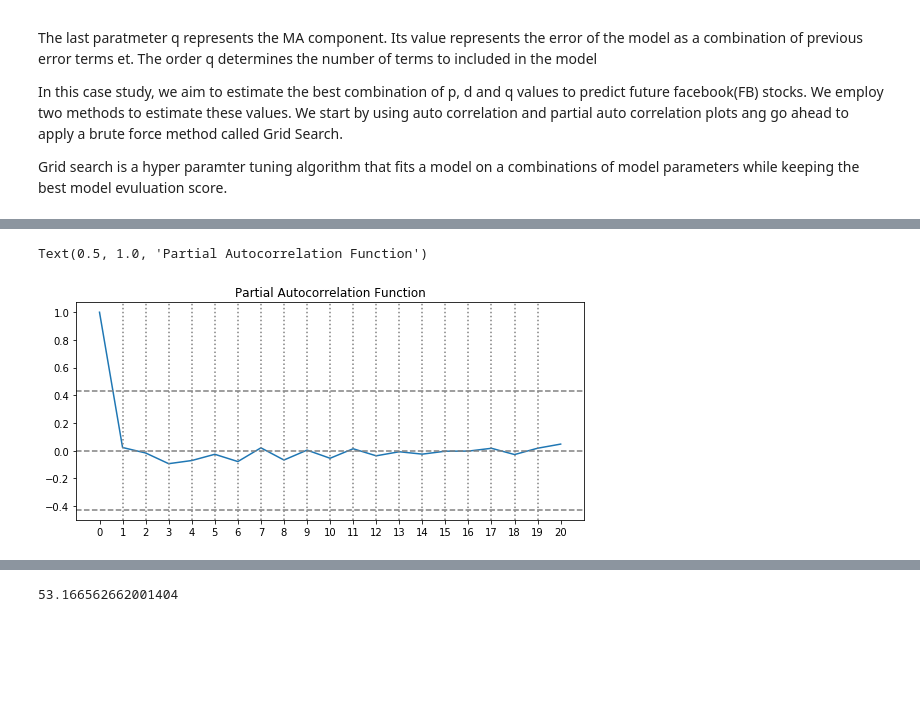
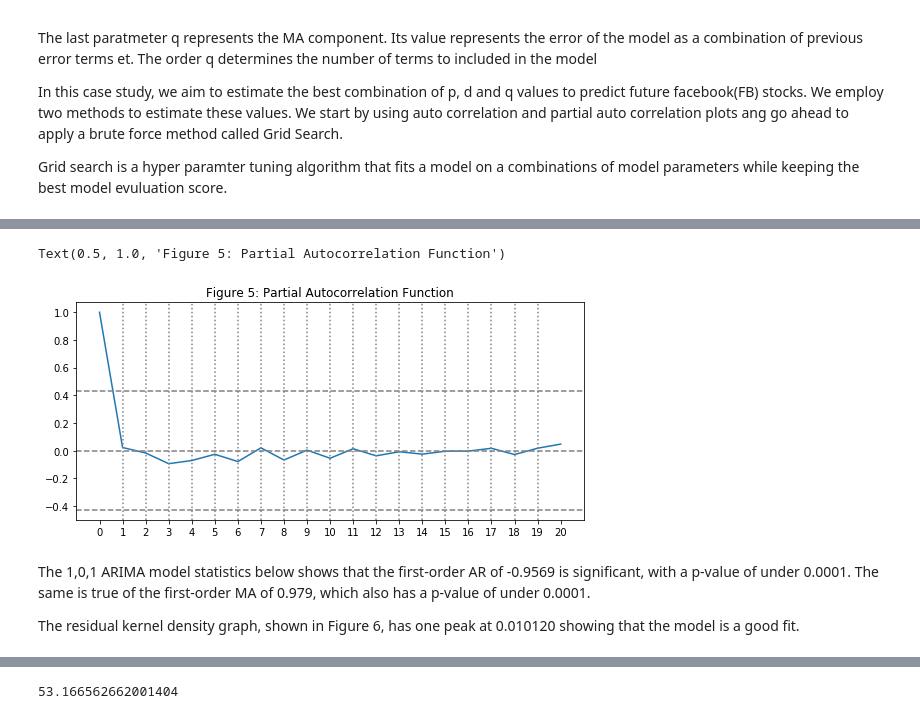
Before and after one commit to kjprice/smu-quantifying-the-world, a Jupyter notebook: CaseStudy4/CaseStudy.ipynb, the cells around one changed output, grey strips where cells are left out. Drawn from its saved outputs; the diff is of its cells as text; code cells hidden in the pictures; blank space fills up the shorter version.

```diff
--- a/CaseStudy4/CaseStudy.ipynb
+++ b/CaseStudy4/CaseStudy.ipynb
@@ -128,18 +145,22 @@ Text(0.5, 1.0, 'Autocorrelation Function')
 # %%
 pacf_air_plot = pacf(diff, nlags=20)
 #Plot ACF:
 plt.figure(figsize=(20, 4))
 
 plt.subplot(121)
 plt.plot(pacf_air_plot)
 plt.xticks(np.arange(21))
 plt.axhline(y=0,linestyle='--',color='gray')
 plt.axhline(y=-1.96/np.sqrt(len(acf_air_plot)),linestyle='--',color='gray')
 plt.axhline(y=1.96/np.sqrt(len(acf_air_plot)),linestyle='--',color='gray')
 for i in range(1,20):
     plt.axvline(x=i,linestyle=':',color='gray')
-plt.title('Partial Autocorrelation Function')
+plt.title('Figure 5: Partial Autocorrelation Function')
 # %% [output]
-Text(0.5, 1.0, 'Partial Autocorrelation Function')
+Text(0.5, 1.0, 'Figure 5: Partial Autocorrelation Function')
-[figure, old version]
+[figure, new version]
+# %% [markdown]
+The 1,0,1 ARIMA model statistics below shows that the first-order AR of -0.9569 is significant, with a p-value of under 0.0001. The same is true of the first-order MA of 0.979, which also has a p-value of under 0.0001.
+
+The residual kernel density graph, shown in Figure 6, has one peak at 0.010120 showing that the model is a good fit.
 # %%
```
Also changed, not shown: parts of 21 cells of this notebook.
